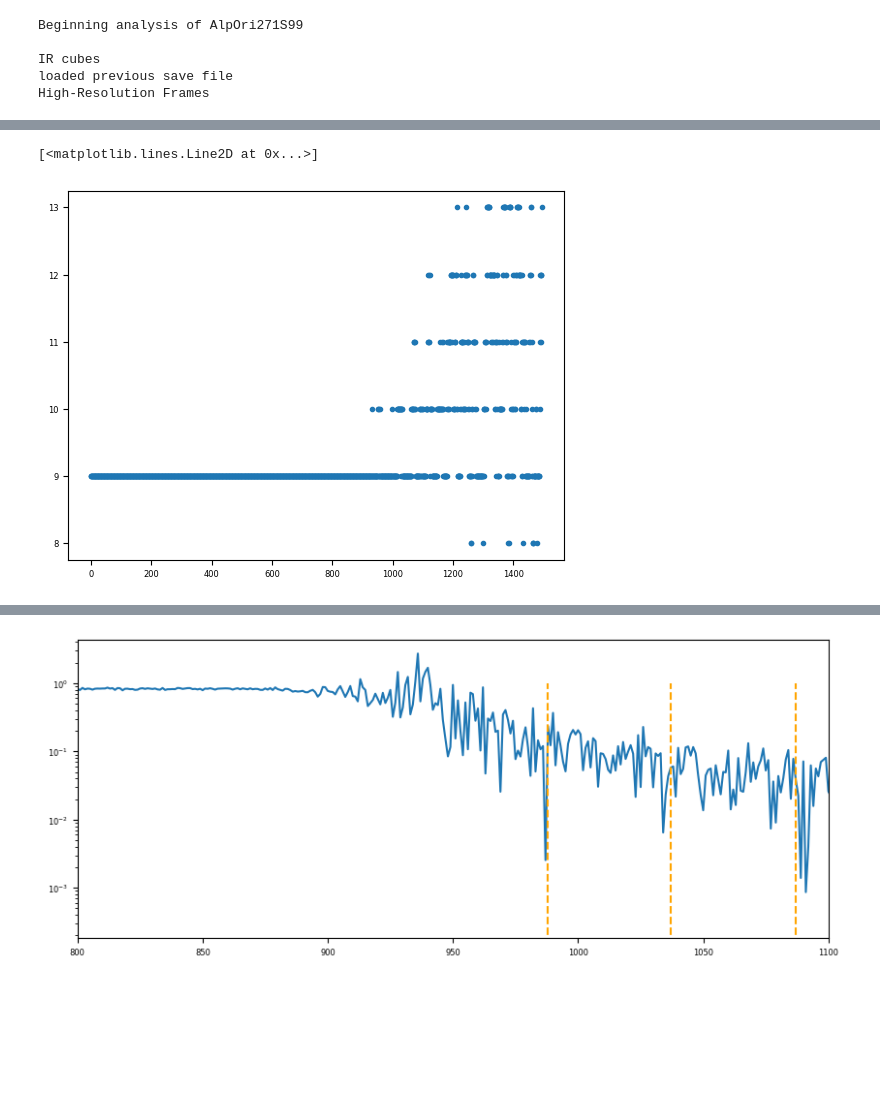
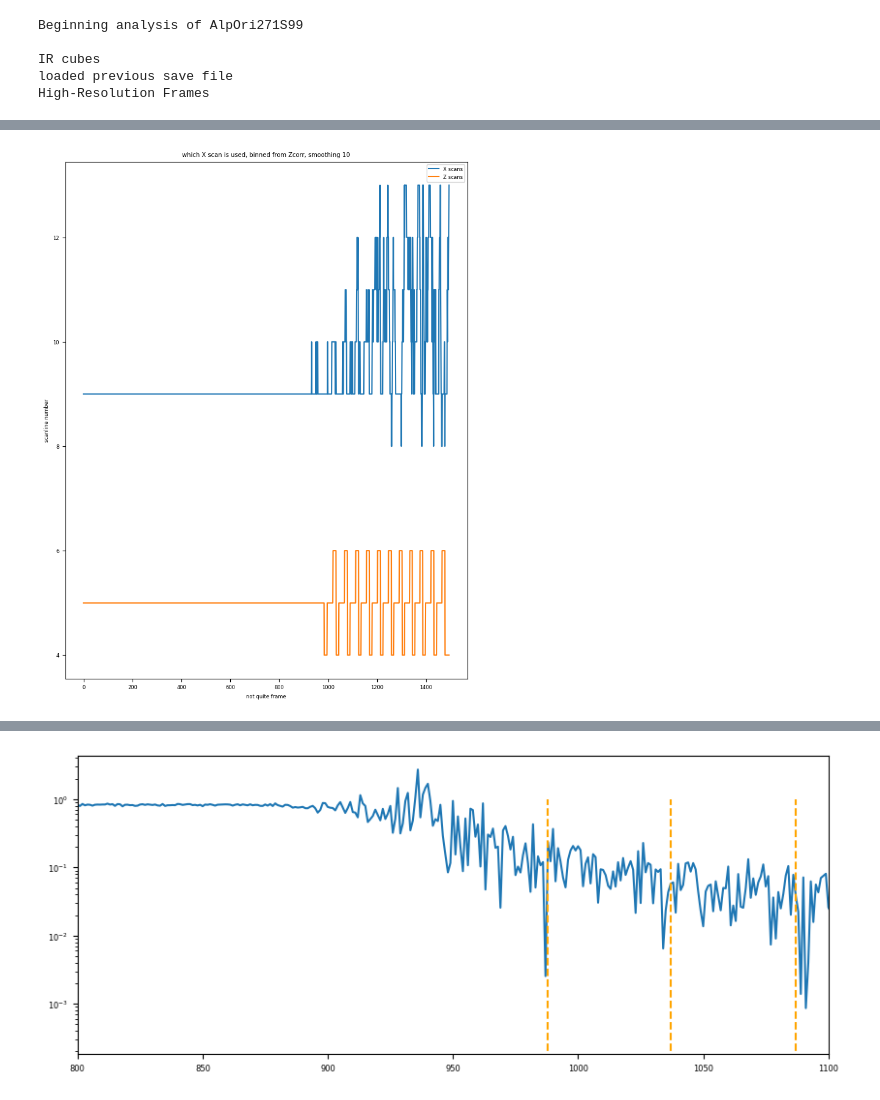
Before and after one commit to AnIndefiniteArticle/slapvisos, a Jupyter notebook: Untitled.ipynb, the cells around one changed output, grey strips where cells are left out. Drawn from its saved outputs; the diff is of its cells as text; code cells hidden in the pictures; blank space fills up the shorter version.

```diff
--- a/Untitled.ipynb
+++ b/Untitled.ipynb
@@ -180,6 +153,12 @@ plt.savefig(outdir + occname + "-" + str(smoothing) + "-brightsoffsets.png")
 # %%
-plt.plot(Xscan, '.')
+plt.figure(figsize=(8.5,11))
+plt.plot(Xscan, label="X scans")
+plt.plot(Zscan, label="Z scans")
+plt.title("which X scan is used, binned from Zcorr, smoothing " + str(smoothing))
+plt.ylabel("scanline number")
+plt.xlabel("not quite frame")
+plt.legend()
+plt.savefig(outdir + occname + "-" + str(smoothing) + "-scans.png")
 # %% [output]
-[<matplotlib.lines.Line2D at 0x...>]
-[figure, old version]
+[figure, new version]
 # %%
```
Also changed, not shown: parts of 14 cells of this notebook, 1 other file.
